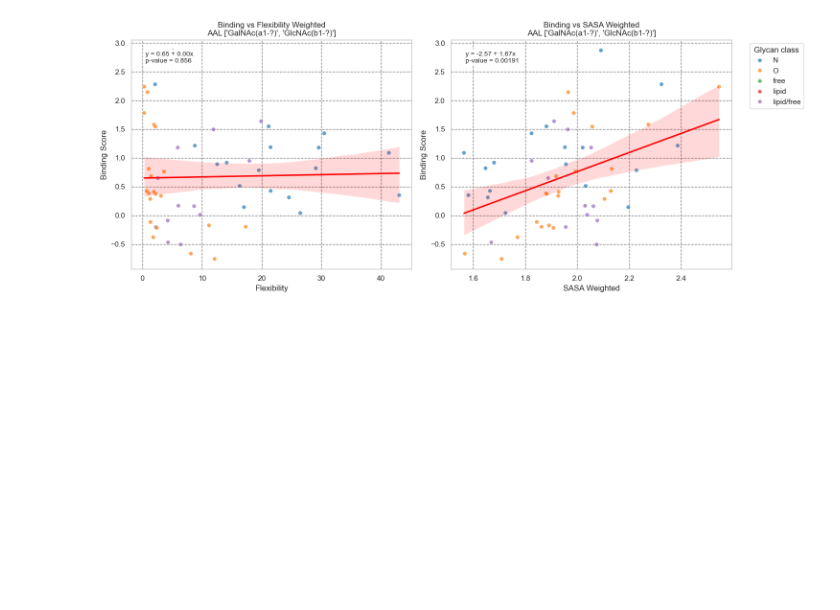
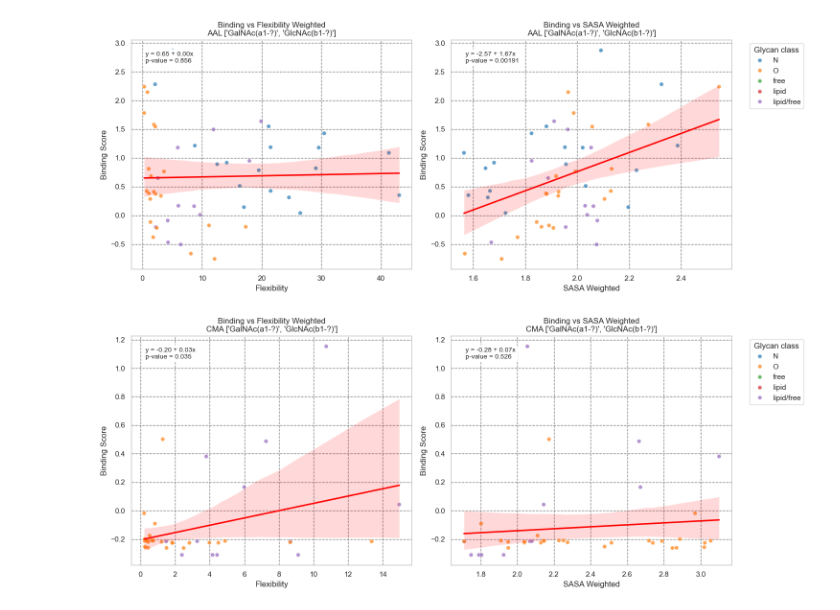
Before and after one commit to BojarLab/G-look-like, a Jupyter notebook: analyses_lab.ipynb, the cells around one changed output. Saved outputs shown, nothing was run; the diff lists cells and outputs as text; code cells hidden in the pictures; blank space fills up the shorter version.

```diff
--- a/analyses_lab.ipynb
+++ b/analyses_lab.ipynb
@@ -14,3 +15,10 @@ plot_Binding_vs_Flexibility_and_SASA_with_stats(metric_df_[lectin], lectin, prop
 plt.show()
 # %% [output]
 [figure]
+# %%
+lectin= "CMA"
+plot_Binding_vs_Flexibility_and_SASA_with_stats(metric_df_[lectin], lectin, properties["motif"])
+
+plt.show()
+# %% [output]
+[figure, added]
```
Also changed, not shown: parts of 2 cells of this notebook.
